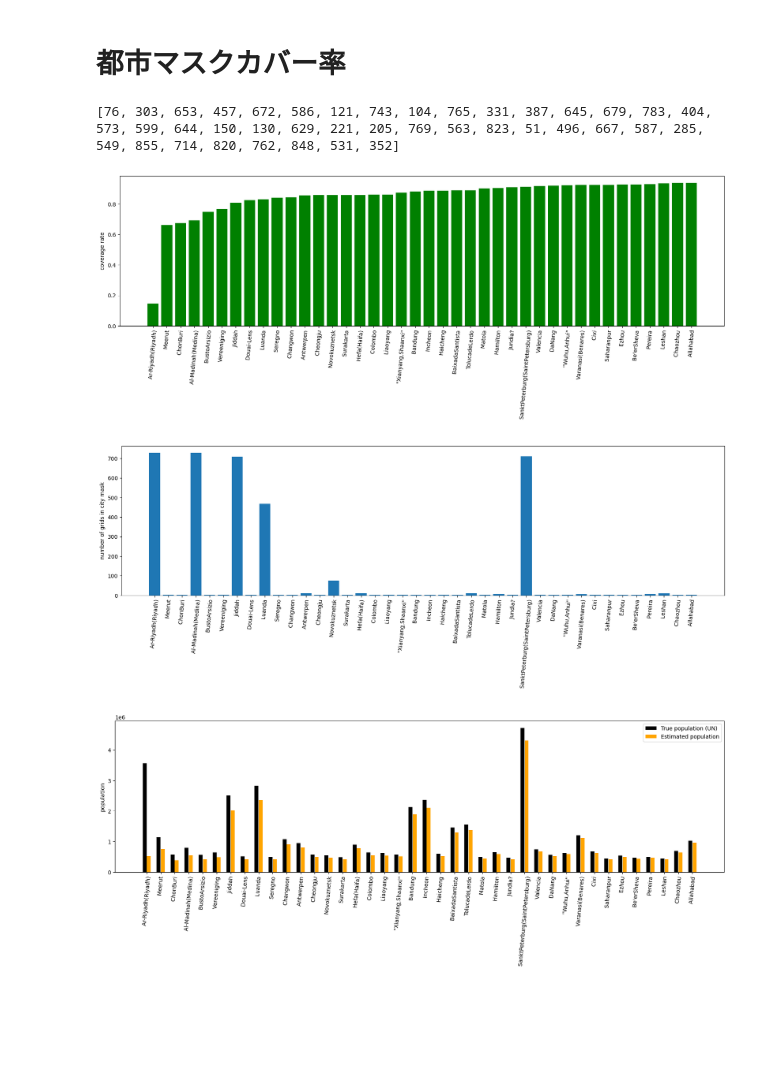
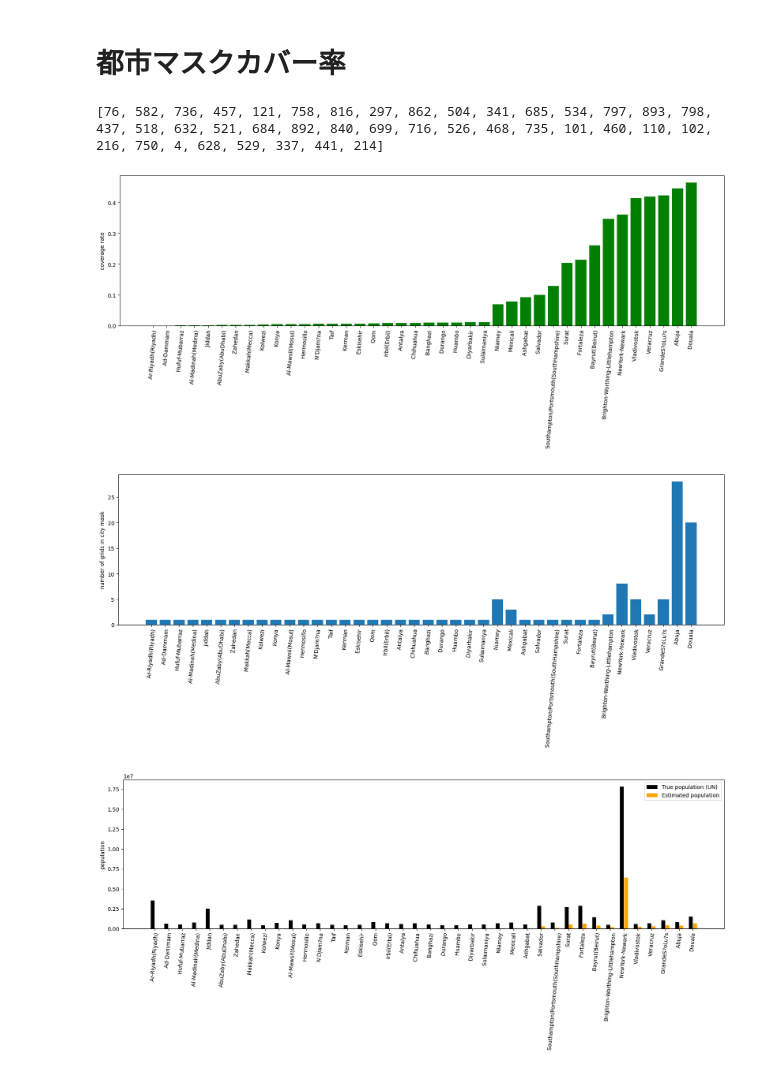
Before and after one commit to HalKiyo/xeno_jupyter_test, a Jupyter notebook: city/barchart.ipynb, the cells around one changed output. Saved outputs shown, nothing was run; the diff lists cells and outputs as text; code cells hidden in the pictures; blank space fills up the shorter version.

```diff
--- a/city/barchart.ipynb
+++ b/city/barchart.ipynb
@@ -64,7 +64,7 @@ ax.legend()
 # %% [markdown]
 # 都市マスクカバー率
 # %%
-file_path = '/home/kajiyama/H08/H08_20230612/map/dat/result_citymask.txt'
+file_path = '/home/kajiyama/H08/H08_20230612/map/dat/cty_lst_/result_citymask.txt'
 data = []
 with open(file_path, 'r') as file:
     for line in file:
@@ -78,7 +78,7 @@ un_list = [float(i[3]) for i in data]
 coverage_list = [float(i[4]) for i in data]
 grid_list = [float(i[5]) for i in data]
 # %%
-file_path = '/home/kajiyama/H08/H08_20230612/map/dat/result_citymask.txt'
+file_path = '/home/kajiyama/H08/H08_20230612/map/dat/cty_lst_/result_citymask.txt'
 data = []
 with open(file_path, 'r') as file:
     for line in file:
@@ -102,35 +102,35 @@ gwp_sorted = [gwp_list[i] for i in sorted_indices]
 un_sorted = [un_list[i] for i in sorted_indices]
 grid_sorted = [grid_list[i] for i in sorted_indices]
 
 start = 0
 end = 40
 fig, ax = plt.subplots(figsize=(20,5))
 ax.bar(name_sorted[start:end], coverage_sorted[start:end], color='green')
 ax.set_xticks(name_sorted[start:end])
 ax.set_xticklabels(name_sorted[start:end], fontsize=10, rotation=85)
 ax.set_ylabel('coverage rate')
 
 fig, ax = plt.subplots(figsize=(20,5))
 ax.bar(name_sorted[start:end], grid_sorted[start:end])
 ax.set_xticks(name_sorted[start:end])
 ax.set_xticklabels(name_sorted[start:end], fontsize=10, rotation=85)
 ax.set_ylabel('number of grids in city mask')
 
 fig, ax = plt.subplots(figsize=(20, 5))
 x = np.arange(end)
 gap = 0.15
 width=0.28
 ax.bar(x-gap, un_sorted[start:end], width, label='True population (UN)', color='black')
 ax.bar(x+gap, gwp_sorted[start:end], width, label='Estimated population', color='orange')
 ax.set_xticks(x)
 ax.set_xticklabels(name_sorted[start:end], fontsize=10, rotation=85)
 ax.set_ylabel('population')
 ax.legend()
 
 print(index_sorted[start:end])
 # %% [output]
-[76, 303, 653, 457, 672, 586, 121, 743, 104, 765, 331, 387, 645, 679, 783, 404, 573, 599, 644, 150, 130, 629, 221, 205, 769, 563, 823, 51, 496, 667, 587, 285, 549, 855, 714, 820, 762, 848, 531, 352]
+[76, 582, 736, 457, 121, 758, 816, 297, 862, 504, 341, 685, 534, 797, 893, 798, 437, 518, 632, 521, 684, 892, 840, 699, 716, 526, 468, 735, 101, 460, 110, 102, 216, 750, 4, 628, 529, 337, 441, 214]
-[figure, old version]
+[figure, new version]
-[figure, old version]
+[figure, new version]
-[figure, old version]
+[figure, new version]
 # %%
```
Also changed, not shown: parts of 1 cell of this notebook, 5 other files.
